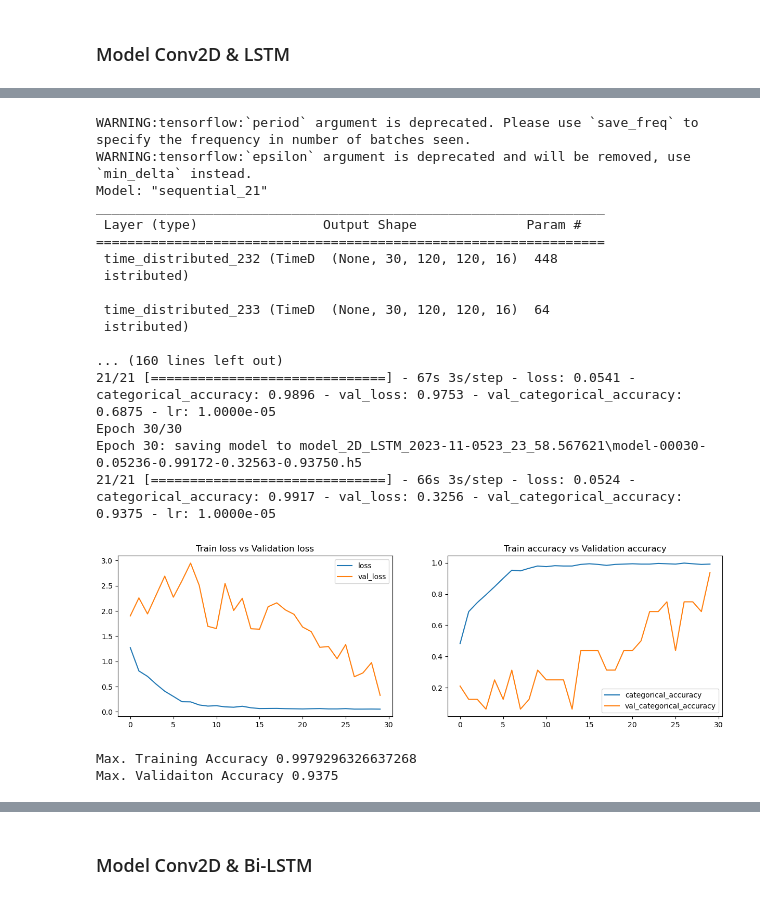
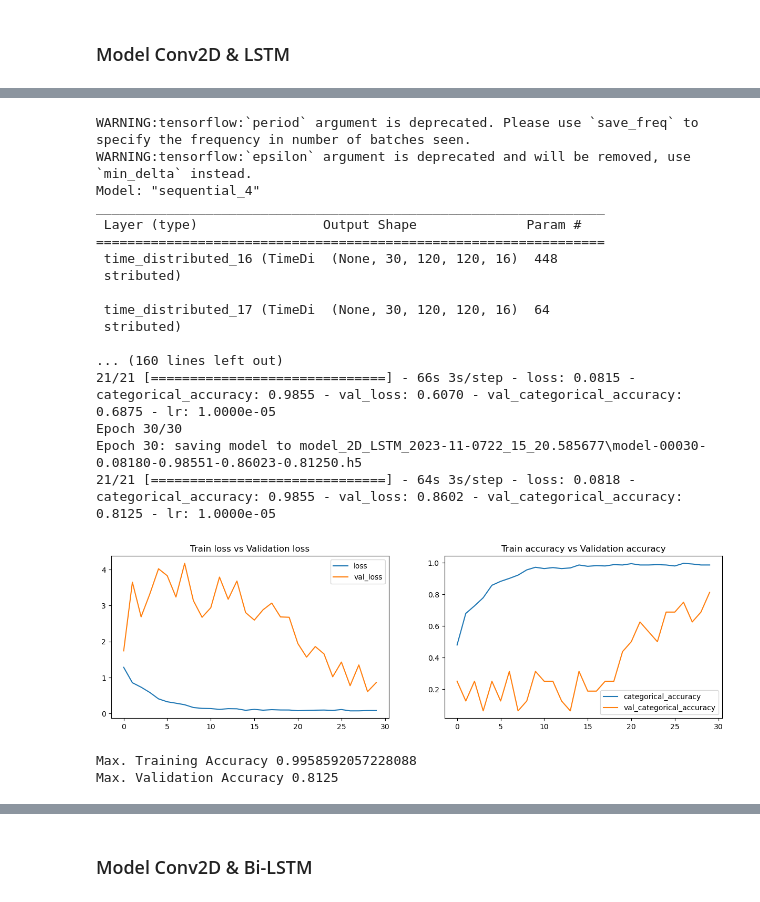
Before and after one commit to 1darknight/ThucAnh-ManhTruong-Gesture-Recognition, a Jupyter notebook: ThucAnh_ManhTruong.ipynb, the cells around one changed output, grey strips where cells are left out. Saved outputs shown, nothing was run; the diff lists cells and outputs as text; code cells hidden in the pictures.

```diff
--- a/ThucAnh_ManhTruong.ipynb
+++ b/ThucAnh_ManhTruong.ipynb
@@ -417,5 +429,5 @@ def model_LSTM_fit(n_frames, batch_size, num_epochs):
     model_history = model.fit_generator(train_generator, steps_per_epoch=steps_per_epoch, epochs=num_epochs, verbose=1,
                         callbacks=callbacks_list, validation_data=val_generator,
                         validation_steps=validation_steps, class_weight=None, workers=1, initial_epoch=0)
-    return model_history
+    return model_history, model
 # %%
@@ -445,25 +458,26 @@ Max. Validaiton Accuracy 0.2800000011920929
 # %%
-model_2D_lstm = model_LSTM_fit(n_frames=30, batch_size=32, num_epochs=30)
-plotModelHistory(model_2D_lstm)
+# Reduce batch size to 32 of model Conv2D + LSTM
+model_2D_lstm_hist, model_2D_lstm_exp2 = model_LSTM_fit(n_frames=30, batch_size=32, num_epochs=30)
+plotModelHistory(model_2D_lstm_hist)
 # %% [output]
 WARNING:tensorflow:`period` argument is deprecated. Please use `save_freq` to specify the frequency in number of batches seen.
 WARNING:tensorflow:`epsilon` argument is deprecated and will be removed, use `min_delta` instead.
-Model: "sequential_21"
+Model: "sequential_4"
 _________________________________________________________________
  Layer (type)                Output Shape              Param #
 =================================================================
- time_distributed_232 (TimeD  (None, 30, 120, 120, 16)  448
- istributed)
+ time_distributed_16 (TimeDi  (None, 30, 120, 120, 16)  448
+ stributed)
 
- time_distributed_233 (TimeD  (None, 30, 120, 120, 16)  64
- istributed)
+ time_distributed_17 (TimeDi  (None, 30, 120, 120, 16)  64
+ stributed)
 
 ... (160 lines left out)
-21/21 [==============================] - 67s 3s/step - loss: 0.0541 - categorical_accuracy: 0.9896 - val_loss: 0.9753 - val_categorical_accuracy: 0.6875 - lr: 1.0000e-05
+21/21 [==============================] - 66s 3s/step - loss: 0.0815 - categorical_accuracy: 0.9855 - val_loss: 0.6070 - val_categorical_accuracy: 0.6875 - lr: 1.0000e-05
 Epoch 30/30
-Epoch 30: saving model to model_2D_LSTM_2023-11-0523_23_58.567621\model-00030-0.05236-0.99172-0.32563-0.93750.h5
-21/21 [==============================] - 66s 3s/step - loss: 0.0524 - categorical_accuracy: 0.9917 - val_loss: 0.3256 - val_categorical_accuracy: 0.9375 - lr: 1.0000e-05
+Epoch 30: saving model to model_2D_LSTM_2023-11-0722_15_20.585677\model-00030-0.08180-0.98551-0.86023-0.81250.h5
+21/21 [==============================] - 64s 3s/step - loss: 0.0818 - categorical_accuracy: 0.9855 - val_loss: 0.8602 - val_categorical_accuracy: 0.8125 - lr: 1.0000e-05
-[figure, old version]
+[figure, new version]
-Max. Training Accuracy 0.9979296326637268
-Max. Validaiton Accuracy 0.9375
+Max. Training Accuracy 0.9958592057228088
+Max. Validation Accuracy 0.8125
 # %%
```
Also changed, not shown: parts of 27 cells of this notebook, 3 other files.
